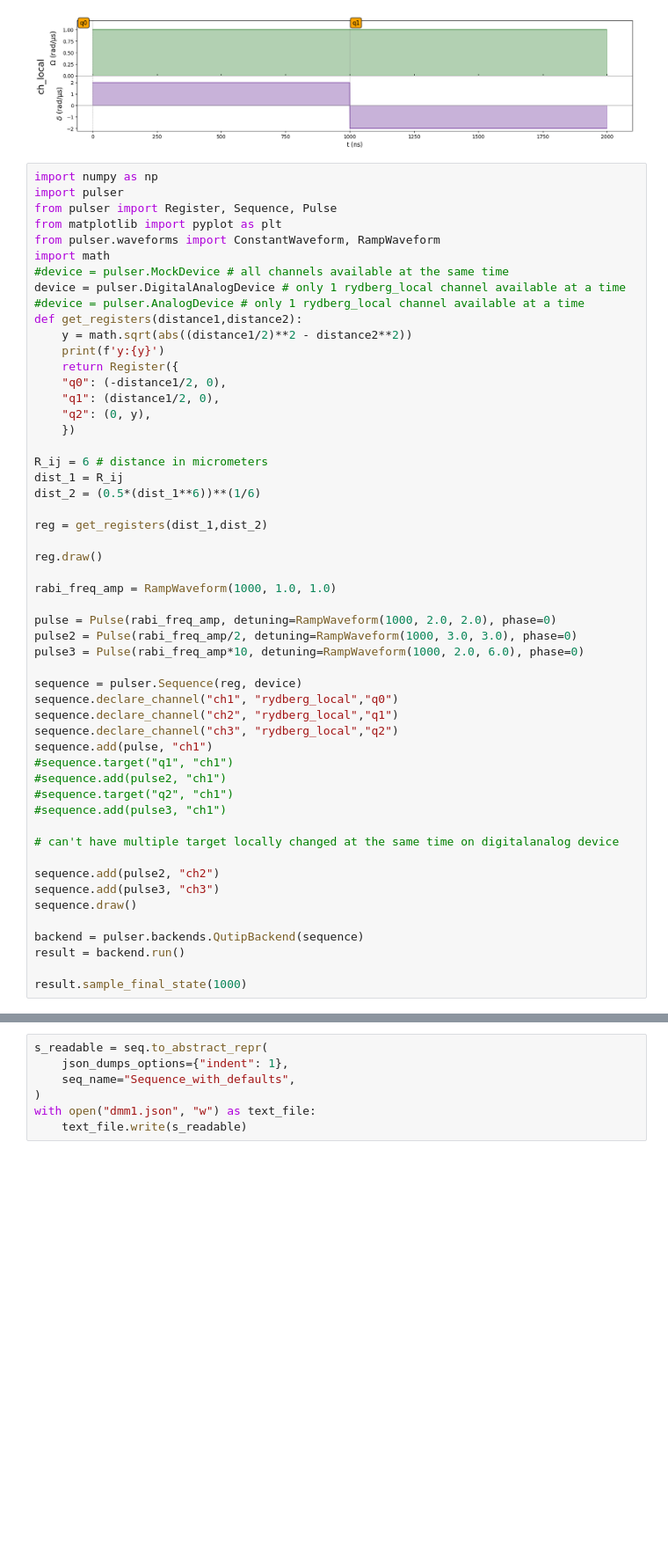
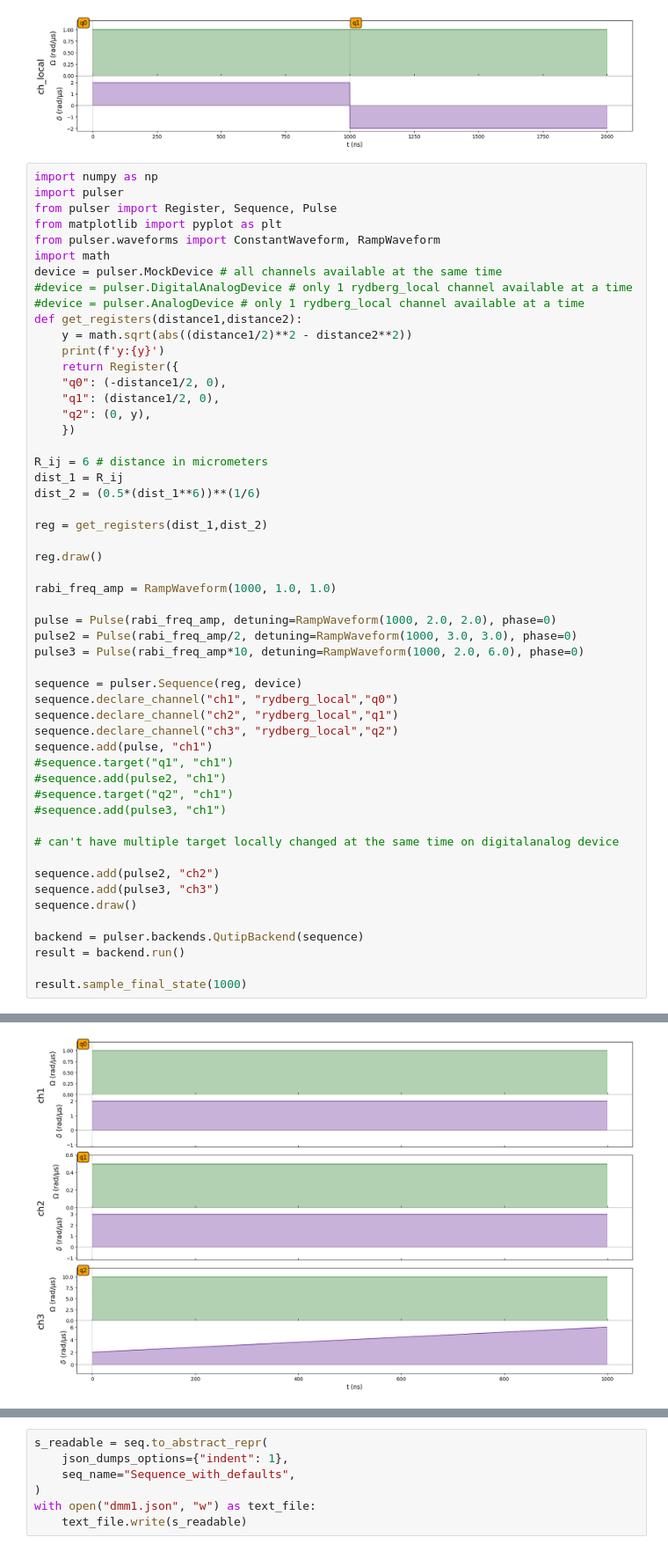
Before and after one commit to Kuift/Pasqal_0419, a Jupyter notebook: 414/pseudopascal.ipynb, the cells around one changed output, grey strips where cells are left out. Shown at 88% size. Drawn from its saved outputs; the diff is of its cells as text; blank space fills up the shorter version.

```diff
--- a/414/pseudopascal.ipynb
+++ b/414/pseudopascal.ipynb
@@ -124,8 +124,8 @@ from pulser import Register, Sequence, Pulse
 from matplotlib import pyplot as plt
 from pulser.waveforms import ConstantWaveform, RampWaveform
 import math
-#device = pulser.MockDevice # all channels available at the same time
-device = pulser.DigitalAnalogDevice # only 1 rydberg_local channel available at a time
+device = pulser.MockDevice # all channels available at the same time
+#device = pulser.DigitalAnalogDevice # only 1 rydberg_local channel available at a time
 #device = pulser.AnalogDevice # only 1 rydberg_local channel available at a time
 def get_registers(distance1,distance2):
     y = math.sqrt(abs((distance1/2)**2 - distance2**2))
@@ -146,30 +146,31 @@ reg.draw()
 
 rabi_freq_amp = RampWaveform(1000, 1.0, 1.0)
 
 pulse = Pulse(rabi_freq_amp, detuning=RampWaveform(1000, 2.0, 2.0), phase=0)
 pulse2 = Pulse(rabi_freq_amp/2, detuning=RampWaveform(1000, 3.0, 3.0), phase=0)
 pulse3 = Pulse(rabi_freq_amp*10, detuning=RampWaveform(1000, 2.0, 6.0), phase=0)
 
 sequence = pulser.Sequence(reg, device)
 sequence.declare_channel("ch1", "rydberg_local","q0")
 sequence.declare_channel("ch2", "rydberg_local","q1")
 sequence.declare_channel("ch3", "rydberg_local","q2")
 sequence.add(pulse, "ch1")
 #sequence.target("q1", "ch1")
 #sequence.add(pulse2, "ch1")
 #sequence.target("q2", "ch1")
 #sequence.add(pulse3, "ch1")
 
 # can't have multiple target locally changed at the same time on digitalanalog device
 
 sequence.add(pulse2, "ch2")
 sequence.add(pulse3, "ch3")
 sequence.draw()
 
 backend = pulser.backends.QutipBackend(sequence)
 result = backend.run()
 
 result.sample_final_state(1000)
 # %% [output]
 y:4.424163077399791
 [figure]
+[figure, added]
```
Also changed, not shown: parts of 2 cells of this notebook.
